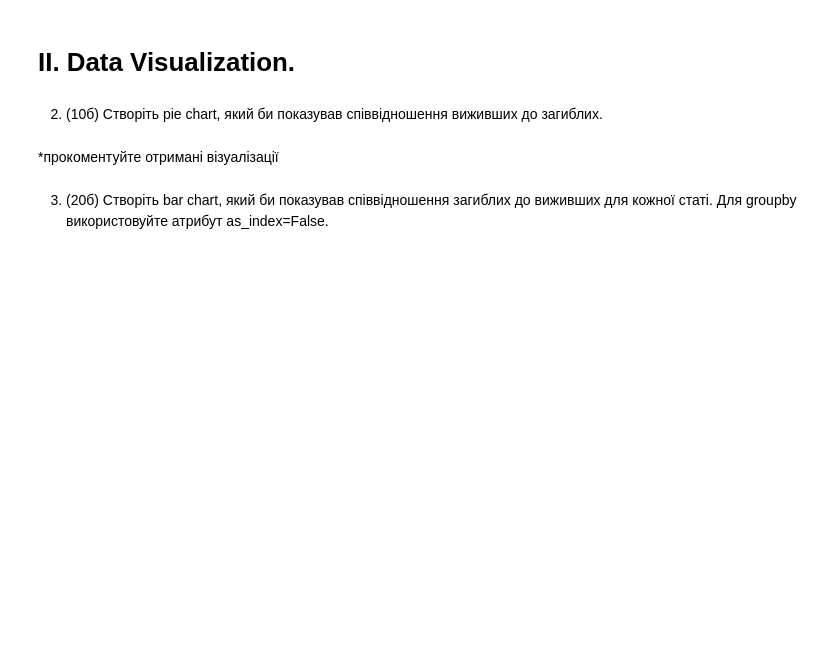
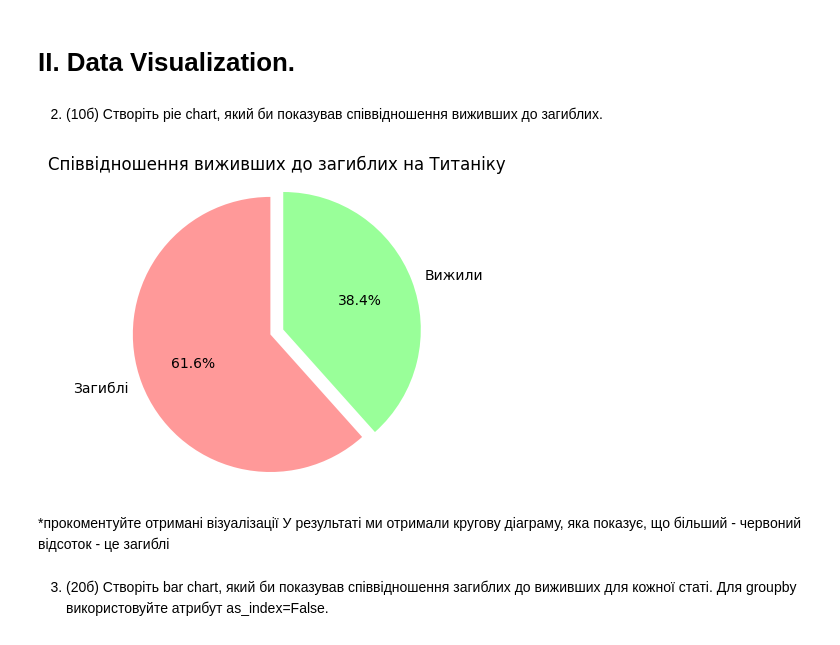
Before and after one commit to kkatalz/python_uni, a Jupyter notebook: python_practice_10_2025.ipynb, the cells around one changed output. Cells and saved outputs as stored; diff of their text form; code cells hidden in the pictures; blank space fills up the shorter version.

```diff
--- a/python_practice_10_2025.ipynb
+++ b/python_practice_10_2025.ipynb
@@ -9,2 +13,4 @@
 # %% [markdown]
 1. (2б) Для виконання цієї лабораторної роботи Вам необхідно скористатися вибіркою titanic ([train.csv](https://www.kaggle.com/c/titanic/data?select=train.csv)). Зчитайте його та збережіть його у змінну, щоб у подальшому її використати для візуалізацій. Виведіть інформацію про кожну колонку, її індекс, тип та кількість непропущених значень та перші кілька рядків датафрейму.
+# %%
+df = pd.read_csv('titanic/train.csv')
@@ -12,8 +47,28 @@
 # IІ. Data Visualization.
 # %% [markdown]
 2. (10б) Створіть pie chart, який би показував співвідношення виживших до загиблих.
-# %% [markdown]
-*прокоментуйте отримані візуалізації
+# %%
+survival_counts = df['Survived'].value_counts()
+
+labels = ['Загиблі', 'Вижили']
+
+plt.figure(figsize=(4, 4))
+plt.pie(
+    survival_counts,
+    labels=labels,
+    autopct='%1.1f%%',
+    startangle=90,
+    colors=['#ff9999', '#99ff99'],
+    explode=(0.05, 0.05)
+)
+plt.title('Співвідношення виживших до загиблих на Титаніку')
+plt.axis('equal')  # рівне коло
+plt.show()
+# %% [output]
+[figure, added]
+# %% [markdown]
+\*прокоментуйте отримані візуалізації
+У результаті ми отримали кругову діаграму, яка показує, що більший - червоний відсоток - це загиблі
 # %% [markdown]
 3. (20б) Створіть bar chart, який би показував співвідношення загиблих до виживших для кожної статі. Для groupby використовуйте атрибут as_index=False.
 
```
Also changed, not shown: parts of 19 cells of this notebook.
